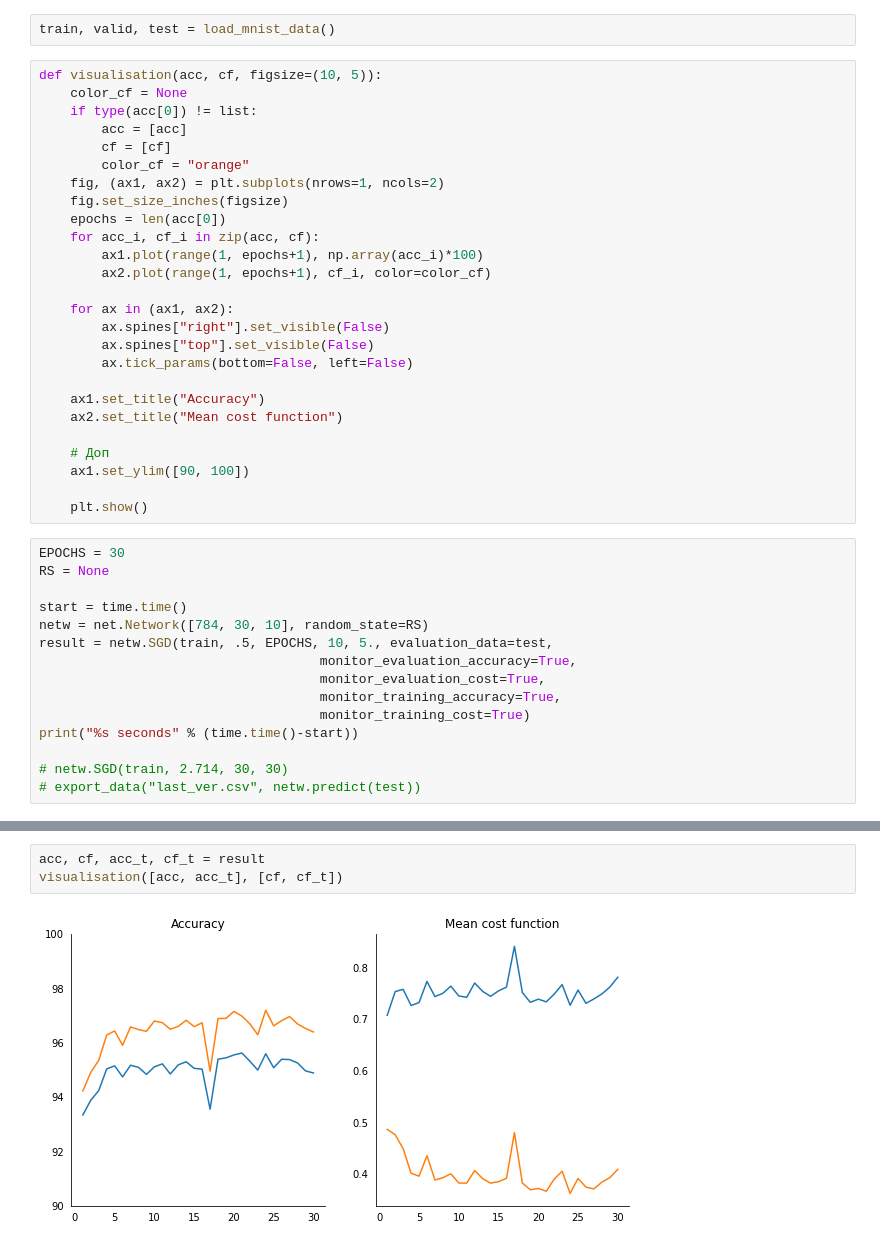
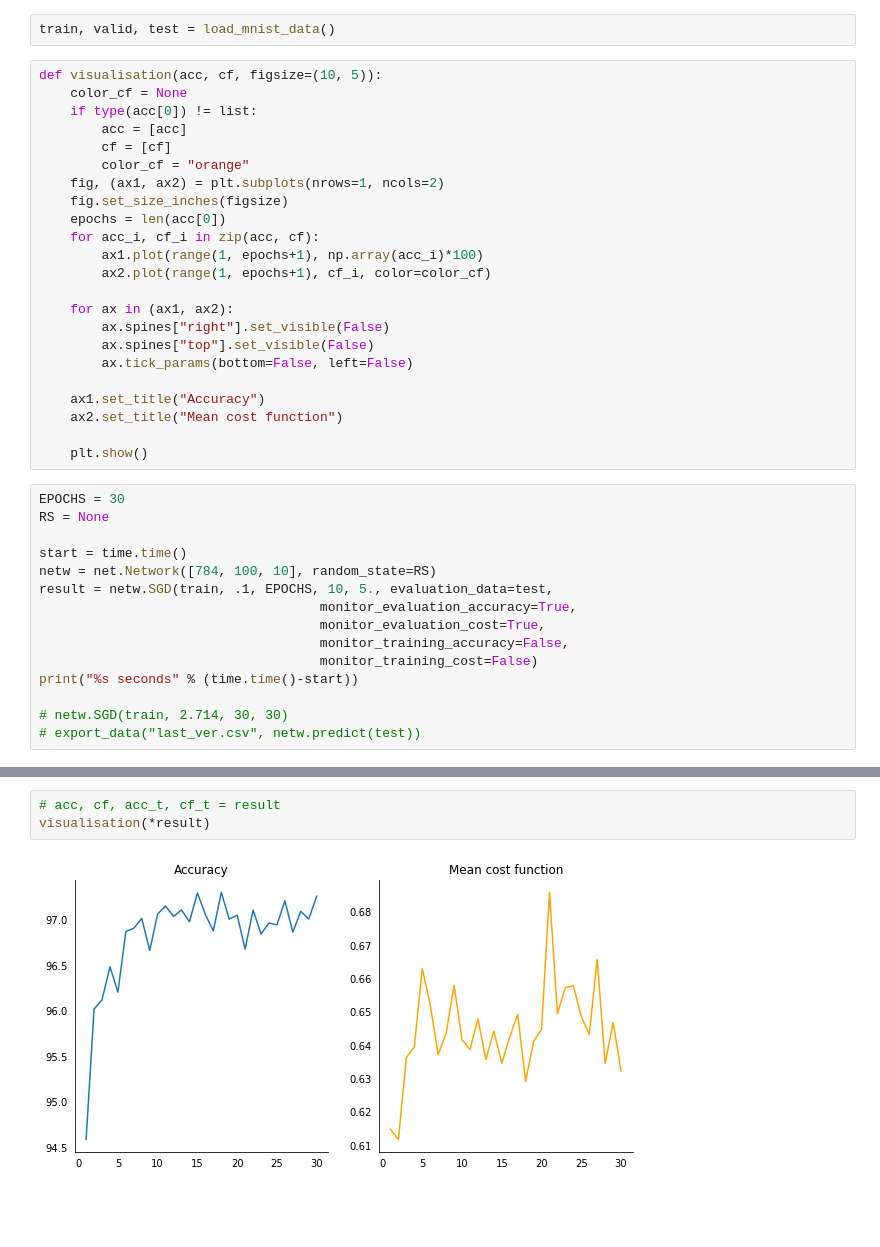
Before and after one commit to Grafit24/my-first-neurol-network, a Jupyter notebook: experement.ipynb, the cells around one changed output, grey strips where cells are left out. Saved outputs shown, nothing was run; the diff lists cells and outputs as text; blank space fills up the shorter version.

```diff
--- a/experement.ipynb
+++ b/experement.ipynb
@@ -74,21 +74,18 @@ def visualisation(acc, cf, figsize=(10, 5)):
     ax1.set_title("Accuracy")
     ax2.set_title("Mean cost function")
 
-    # Доп
-    ax1.set_ylim([90, 100])
-
     plt.show()
 # %%
 EPOCHS = 30
 RS = None
 
 start = time.time()
-netw = net.Network([784, 30, 10], random_state=RS)
-result = netw.SGD(train, .5, EPOCHS, 10, 5., evaluation_data=test,
+netw = net.Network([784, 100, 10], random_state=RS)
+result = netw.SGD(train, .1, EPOCHS, 10, 5., evaluation_data=test,
                                     monitor_evaluation_accuracy=True,
                                     monitor_evaluation_cost=True,
-                                    monitor_training_accuracy=True,
-                                    monitor_training_cost=True)
+                                    monitor_training_accuracy=False,
+                                    monitor_training_cost=False)
 print("%s seconds" % (time.time()-start))
 
 # netw.SGD(train, 2.714, 30, 30)
@@ -114,8 +111,8 @@ Epoch 2 training complete
 # %%
-acc, cf, acc_t, cf_t = result
-visualisation([acc, acc_t], [cf, cf_t])
+# acc, cf, acc_t, cf_t = result
+visualisation(*result)
 # %% [output]
-[figure, old version]
+[figure, new version]
 # %%
 res = hyper_param_setting(
     training_data=train,
```
Also changed, not shown: parts of 5 cells of this notebook.
